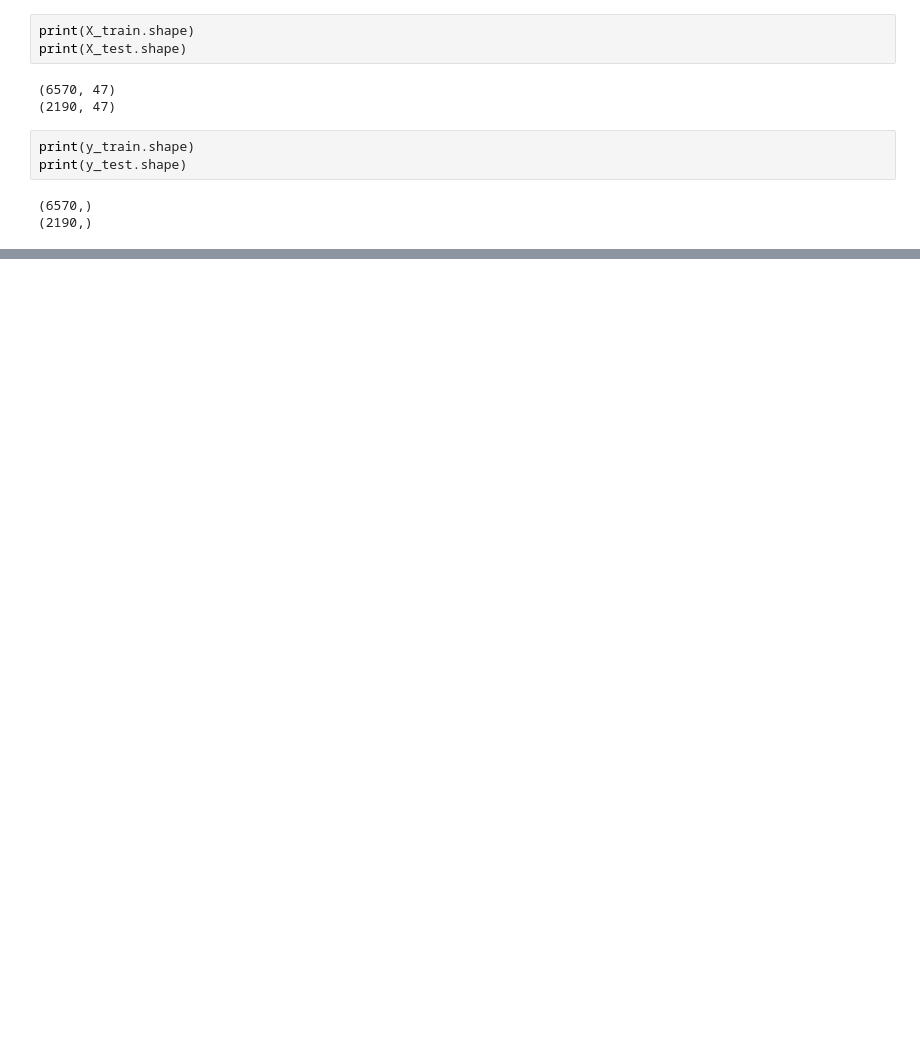
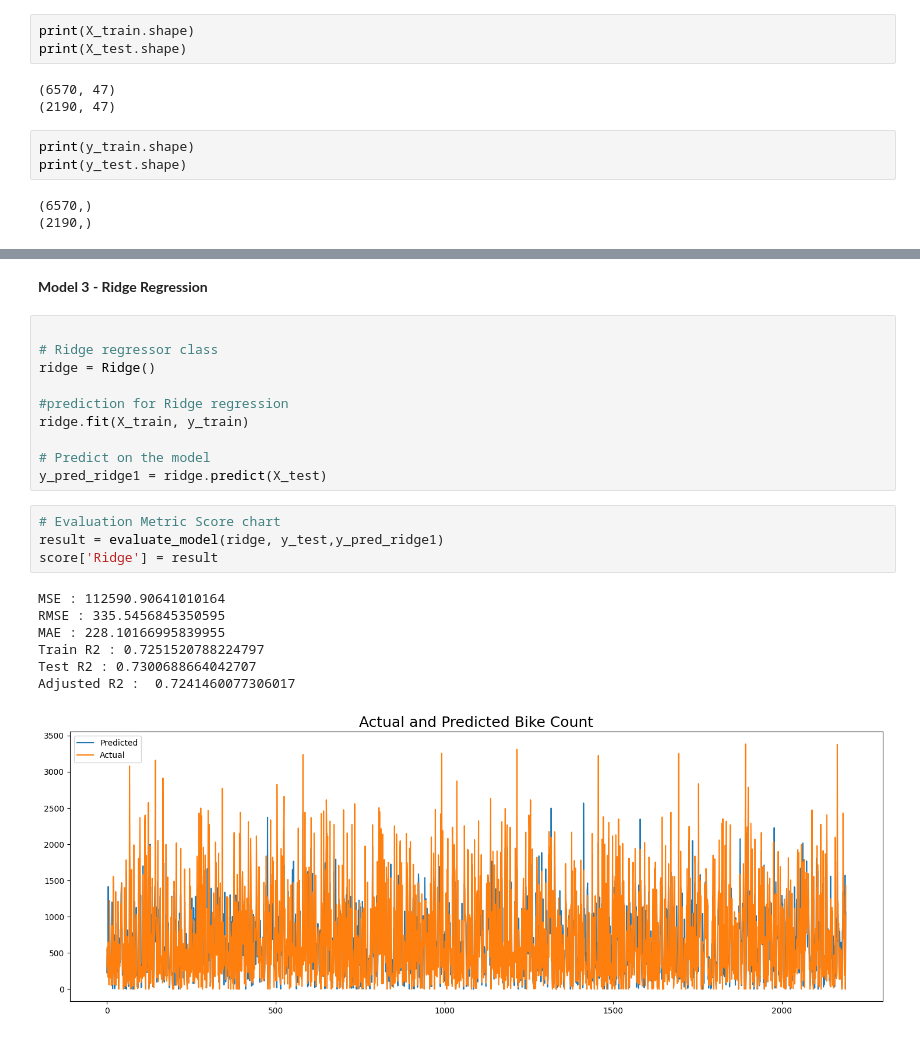
Before and after one commit to Pooja-2709/Bike_demand_prediction, a Jupyter notebook: Bike_sharing_demand_prediction.ipynb, the cells around one changed output, grey strips where cells are left out. Cells and saved outputs as stored; diff of their text form; blank space fills up the shorter version.

```diff
--- a/Bike_sharing_demand_prediction.ipynb
+++ b/Bike_sharing_demand_prediction.ipynb
@@ -959,0 +1090,24 @@ R2 : 0.7680103057317668
+# %% [markdown]
+**Model 3 - Ridge Regression**
+# %%
+
+# Ridge regressor class
+ridge = Ridge()
+
+#prediction for Ridge regression
+ridge.fit(X_train, y_train)
+
+# Predict on the model
+y_pred_ridge1 = ridge.predict(X_test)
+# %%
+# Evaluation Metric Score chart
+result = evaluate_model(ridge, y_test,y_pred_ridge1)
+score['Ridge'] = result
+# %% [output]
+MSE : 112590.90641010164
+RMSE : 335.5456845350595
+MAE : 228.10166995839955
+Train R2 : 0.7251520788224797
+Test R2 : 0.7300688664042707
+Adjusted R2 :  0.7241460077306017
+[figure, added]
```
Also changed, not shown: parts of 101 cells of this notebook.
